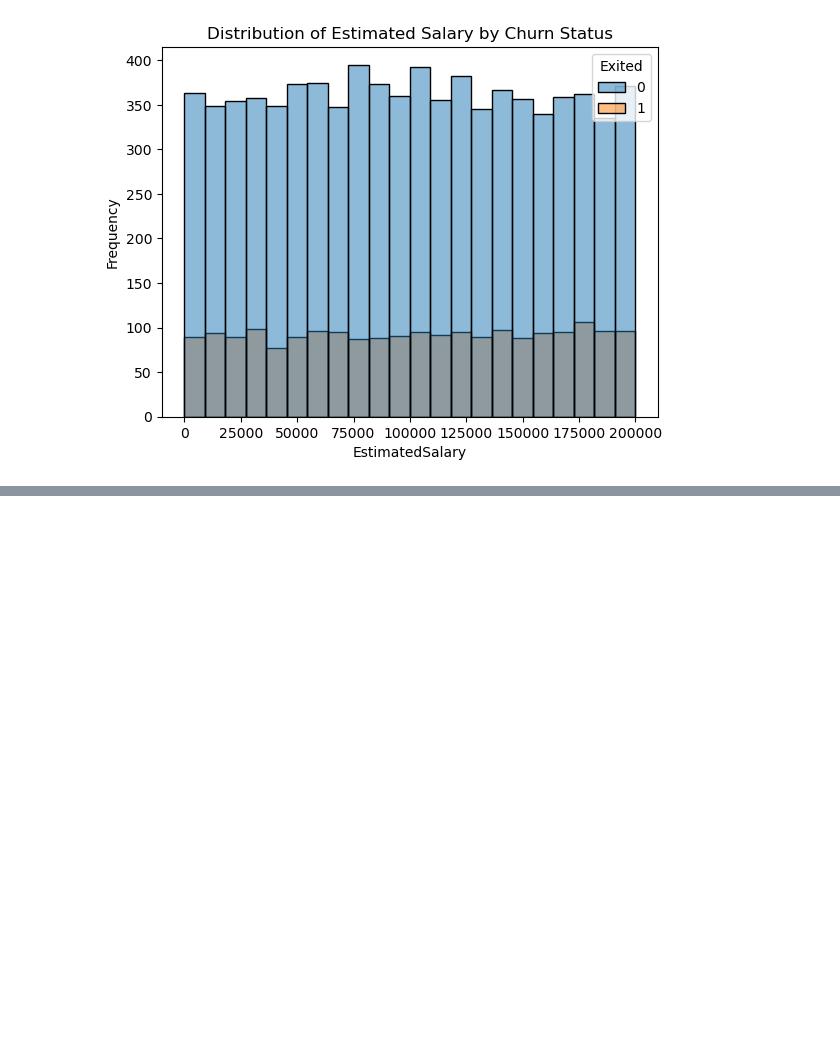
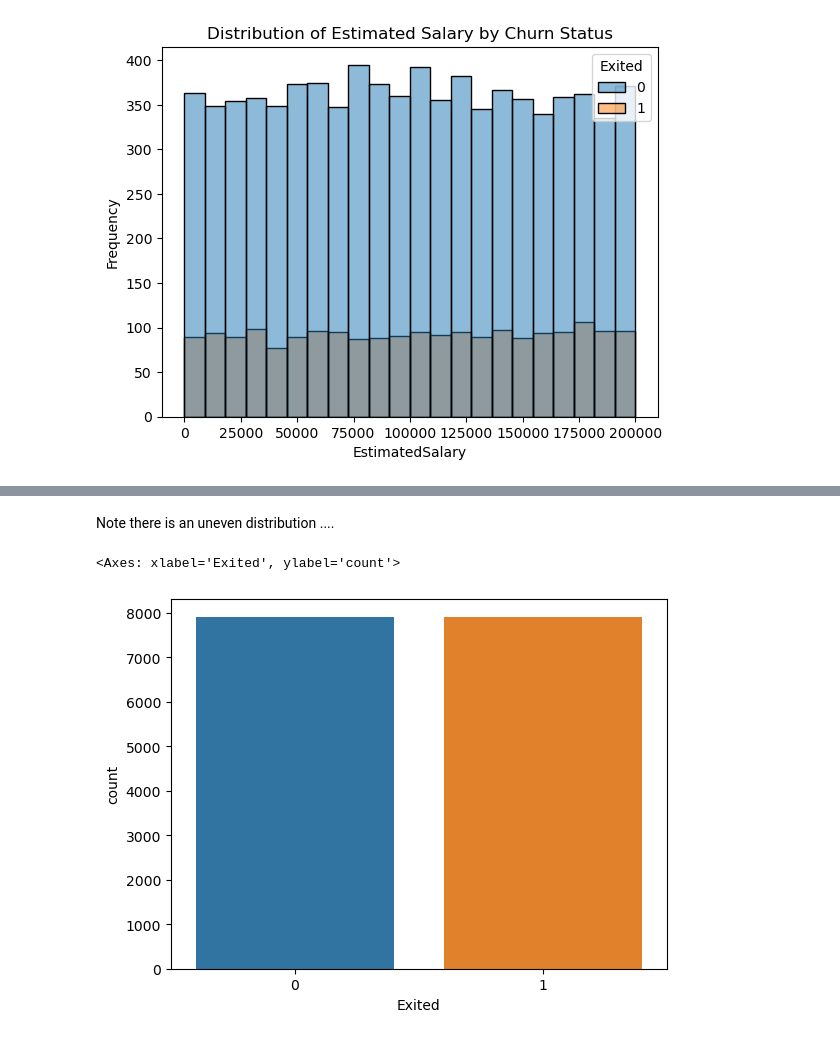
Before and after one commit to LuisDu902/MLChurnPrediction, a Jupyter notebook: project.ipynb, the cells around one changed output, grey strips where cells are left out. Drawn from its saved outputs; the diff is of its cells as text; code cells hidden in the pictures; blank space fills up the shorter version.

```diff
--- a/project.ipynb
+++ b/project.ipynb
@@ -286,0 +277,12 @@ plt.show()
+# %% [markdown]
+Note there is an uneven distribution ....
+# %%
+smt = SMOTE(random_state=5)
+X = dataframe.drop('Exited', axis = 1)
+y = dataframe['Exited']
+X, y = smt.fit_resample(X, y)
+dataframe = pd.concat([X, y], axis=1)
+sb.countplot(x='Exited', data=dataframe)
+# %% [output]
+<Axes: xlabel='Exited', ylabel='count'>
+[figure, added]
```
Also changed, not shown: parts of 37 cells of this notebook.
